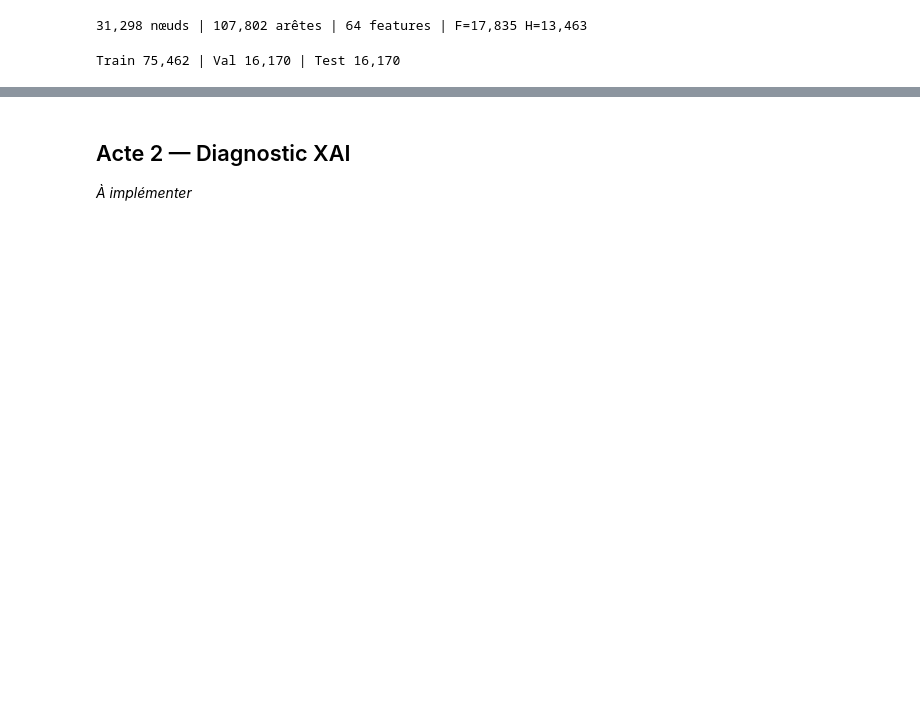
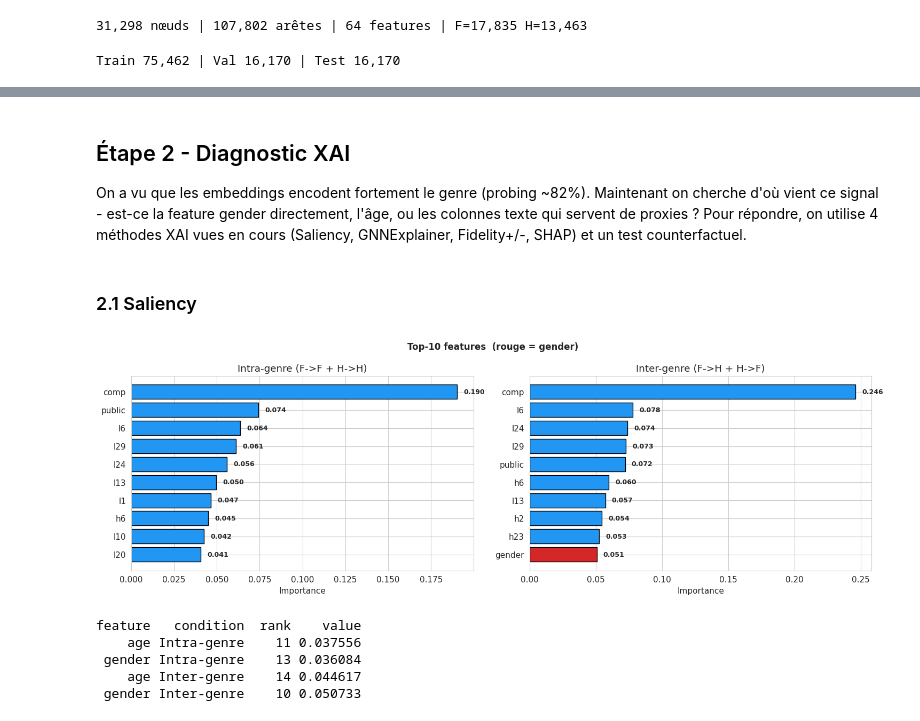
Before and after one commit to inptensib/IA-DATA708, a Jupyter notebook: notebooks/02_pipeline.ipynb, the cells around one changed output, grey strips where cells are left out. Saved outputs shown, nothing was run; the diff lists cells and outputs as text; code cells hidden in the pictures; blank space fills up the shorter version.

```diff
--- a/notebooks/02_pipeline.ipynb
+++ b/notebooks/02_pipeline.ipynb
@@ -158,4 +204,25 @@ Différence pred - data (positif = modèle sur-représente cette paire) :
 # %% [markdown]
-## Acte 2 — Diagnostic XAI
+## Étape 2 - Diagnostic XAI
 
-*À implémenter*
+On a vu que les embeddings encodent fortement le genre (probing ~82%). Maintenant on cherche d'où vient ce signal - est-ce la feature gender directement, l'âge, ou les colonnes texte qui servent de proxies ? Pour répondre, on utilise 4 méthodes XAI vues en cours (Saliency, GNNExplainer, Fidelity+/-, SHAP) et un test counterfactuel.
+# %% [markdown]
+### 2.1 Saliency
+# %%
+# Saliency par type de paire
+tpt_t = classify_pairs(test_data.edge_label_index, sens)
+positive = test_data.edge_label.bool()
+intra_eli = test_data.edge_label_index[:, positive & ((tpt_t == 0) | (tpt_t == 3))]
+inter_eli = test_data.edge_label_index[:, positive & ((tpt_t == 1) | (tpt_t == 2))]
+sal_intra = saliency_link_pred(model, test_data.x, test_data.edge_index, intra_eli, device)
+sal_inter = saliency_link_pred(model, test_data.x, test_data.edge_index, inter_eli, device)
+plot_top_features({'Intra-genre (F->F + H->H)': sal_intra, 'Inter-genre (F->H + H->F)': sal_inter}); plt.show()
+
+audit = compare_feature_ranks({'Intra-genre': sal_intra, 'Inter-genre': sal_inter}, feature_indices=(1, 3))
+print(audit.to_string(index=False))
+# %% [output]
+[figure, added]
+feature   condition  rank    value
+    age Intra-genre    11 0.037556
+ gender Intra-genre    13 0.036084
+    age Inter-genre    14 0.044617
+ gender Inter-genre    10 0.050733
```
Also changed, not shown: parts of 50 cells of this notebook, 5 other files.
